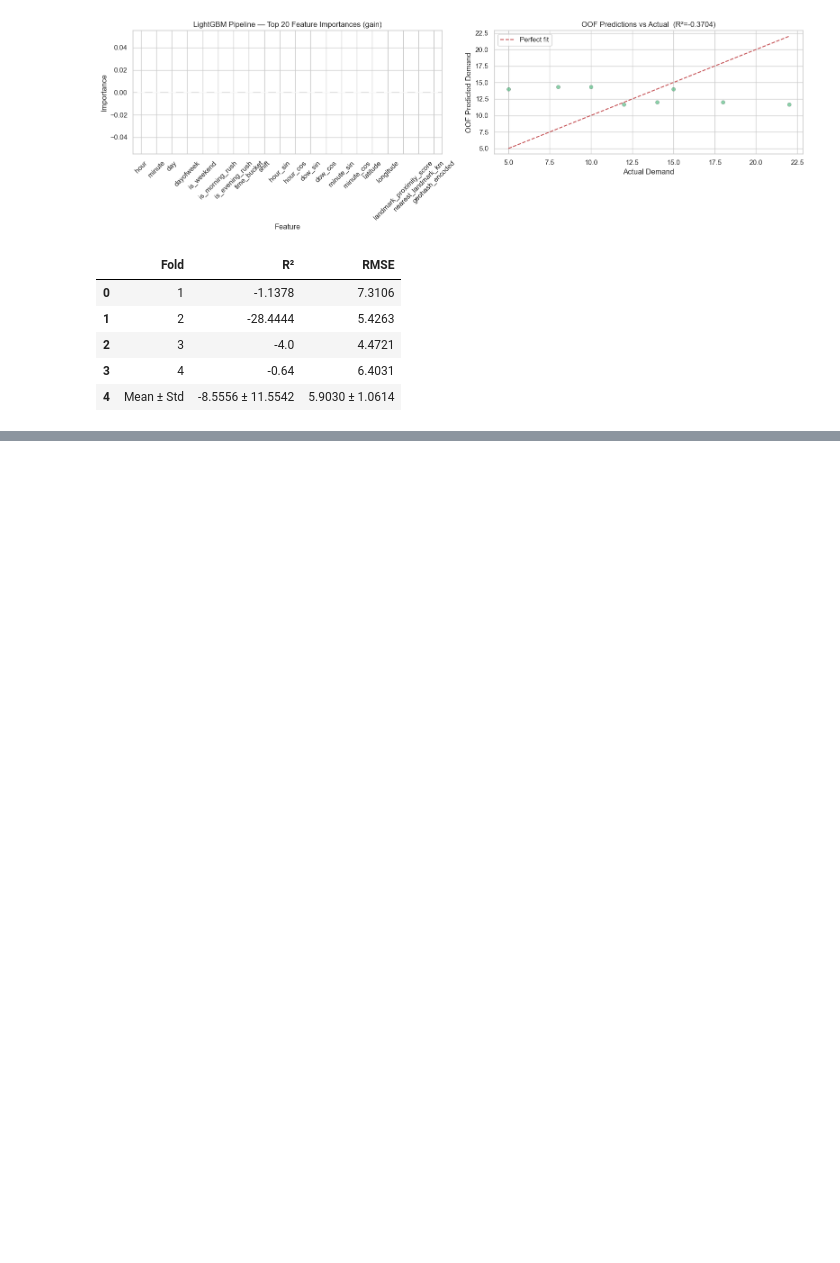
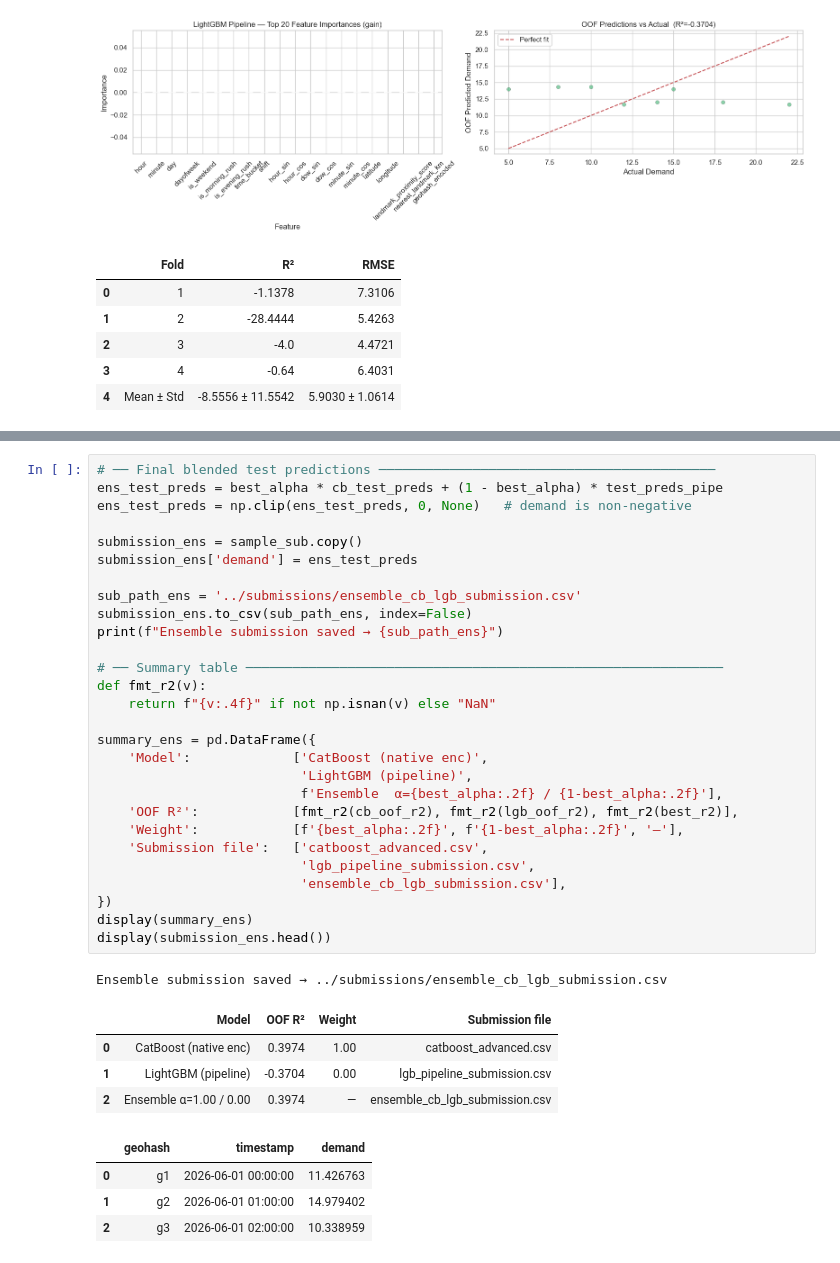
Before and after one commit to Vishallakshmikanthan/GridLock_traffic-demand-prediction, a Jupyter notebook: notebooks/01_EDA.ipynb, the cells around one changed output, grey strips where cells are left out. Saved outputs shown, nothing was run; the diff lists cells and outputs as text; blank space fills up the shorter version.

```diff
--- a/notebooks/01_EDA.ipynb
+++ b/notebooks/01_EDA.ipynb
@@ -1294,0 +1426,38 @@ display(submission_lgb.head())
+# %%
+# ── Final blended test predictions ───────────────────────────────────────────
+ens_test_preds = best_alpha * cb_test_preds + (1 - best_alpha) * test_preds_pipe
+ens_test_preds = np.clip(ens_test_preds, 0, None)   # demand is non-negative
+
+submission_ens = sample_sub.copy()
+submission_ens['demand'] = ens_test_preds
+
+sub_path_ens = '../submissions/ensemble_cb_lgb_submission.csv'
+submission_ens.to_csv(sub_path_ens, index=False)
+print(f"Ensemble submission saved → {sub_path_ens}")
+
+# ── Summary table ─────────────────────────────────────────────────────────────
+def fmt_r2(v):
+    return f"{v:.4f}" if not np.isnan(v) else "NaN"
+
+summary_ens = pd.DataFrame({
+    'Model':             ['CatBoost (native enc)',
+                          'LightGBM (pipeline)',
+                          f'Ensemble  α={best_alpha:.2f} / {1-best_alpha:.2f}'],
+    'OOF R²':            [fmt_r2(cb_oof_r2), fmt_r2(lgb_oof_r2), fmt_r2(best_r2)],
+    'Weight':            [f'{best_alpha:.2f}', f'{1-best_alpha:.2f}', '—'],
+    'Submission file':   ['catboost_advanced.csv',
+                          'lgb_pipeline_submission.csv',
+                          'ensemble_cb_lgb_submission.csv'],
+})
+display(summary_ens)
+display(submission_ens.head())
+# %% [output]
+Ensemble submission saved → ../submissions/ensemble_cb_lgb_submission.csv
+|  | Model | OOF R² | Weight | Submission file |
+| 0 | CatBoost (native enc) | 0.3974 | 1.00 | catboost_advanced.csv |
+| 1 | LightGBM (pipeline) | -0.3704 | 0.00 | lgb_pipeline_submission.csv |
+| 2 | Ensemble α=1.00 / 0.00 | 0.3974 | — | ensemble_cb_lgb_submission.csv |
+|  | geohash | timestamp | demand |
+| 0 | g1 | 2026-06-01 00:00:00 | 11.426763 |
+| 1 | g2 | 2026-06-01 01:00:00 | 14.979402 |
+| 2 | g3 | 2026-06-01 02:00:00 | 10.338959 |
```
Also changed, not shown: parts of 7 cells of this notebook.
